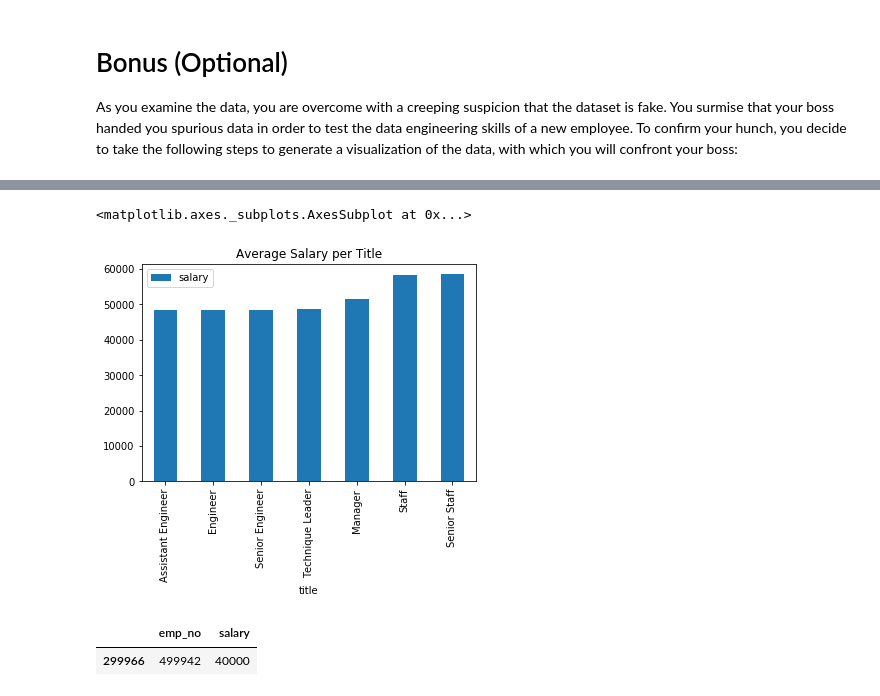
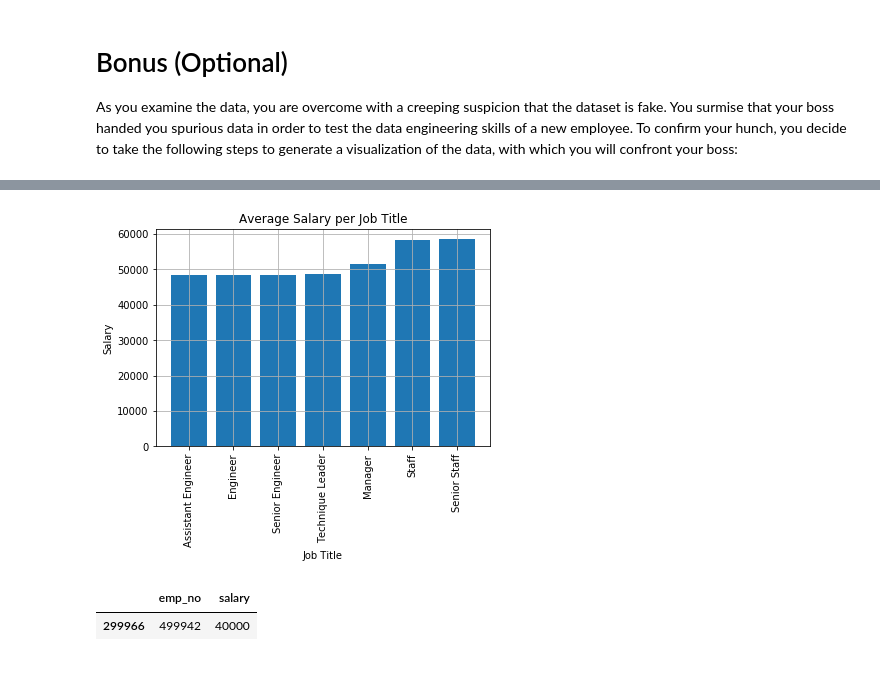
Before and after one commit to rmoesw01/sql-challenge, a Jupyter notebook: EmployeeSQL/Spurious_Data.ipynb, the cells around one changed output, grey strips where cells are left out. Saved outputs shown, nothing was run; the diff lists cells and outputs as text; code cells hidden in the pictures.

Commit message:
Clean up charts, add labels, create extra charts

```diff
--- a/EmployeeSQL/Spurious_Data.ipynb
+++ b/EmployeeSQL/Spurious_Data.ipynb
@@ -38,7 +42,8 @@ titles_sort_df = titles_df.sort_values(by = 'title_id', ignore_index=True)
 emp_index_df = employees_df.set_index('emp_no')
 # %%
 # combine the employee and salary tables together
-emp_sal_df = emp_index_df.join(sal_index_df, how='left', lsuffix='_s', rsuffix='_e')
+emp_sal_df = employees_df.merge(salaries_df,how='left',on='emp_no')
+# emp_sal_df = emp_index_df.join(sal_index_df, how='left', lsuffix='_s', rsuffix='_e')
 # %%
 # find the mean of salaries for each title group
 sal_mean = emp_sal_df.groupby(['emp_title_id']).mean()
@@ -62,9 +94,15 @@ sal_mean
 # %%
 # Create a bar chart of average salary by title.
-sal_mean.plot.bar(x='title', y='salary', title='Average Salary per Title')
+fig1, ax1 = plt.subplots()
+ax1.bar(sal_mean['title'], sal_mean['salary'])
+ax1.set_ylabel('Salary')
+ax1.set_xlabel('Job Title')
+ax1.set_title('Average Salary per Job Title')
+ax1.set_xticklabels(sal_mean['title'], rotation=90)
+ax1.grid()
+plt.show()
 # %% [output]
-<matplotlib.axes._subplots.AxesSubplot at 0x...>
-[figure, old version]
+[figure, new version]
 # %%
 # Check the salary for employee id 499942
 test = salaries_df.loc[salaries_df['emp_no'] == 499942]
```
Also changed, not shown: parts of 5 cells of this notebook.
